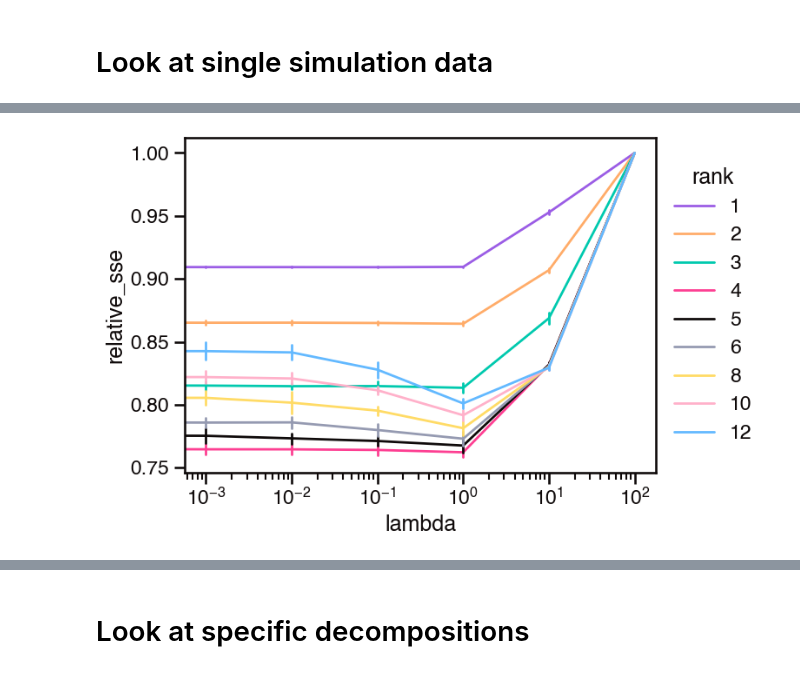
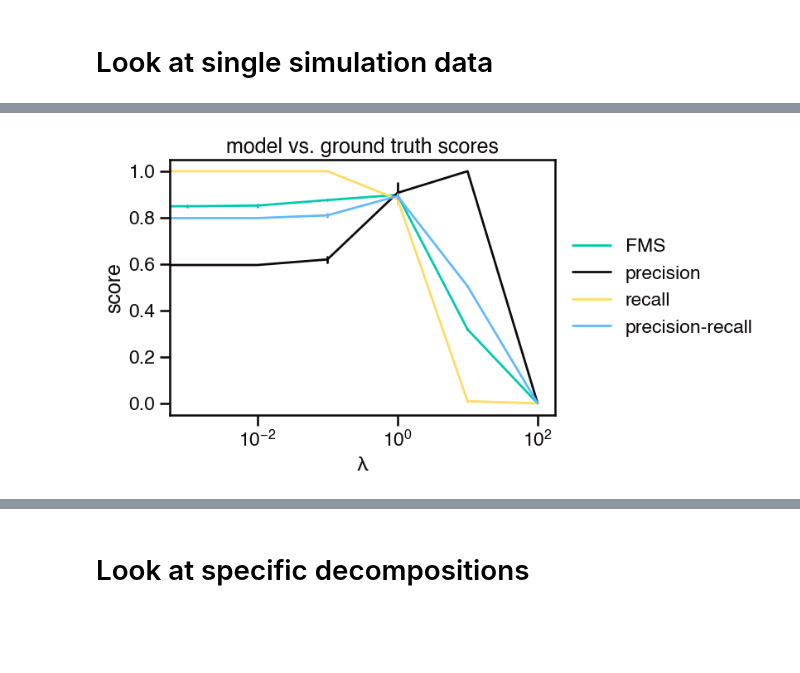
Before and after one commit to blasks/barnacle-manuscript, a Jupyter notebook: figures/1-simulation/simulation-case-studies.ipynb, the cells around one changed output, grey strips where cells are left out. Drawn from its saved outputs; the diff is of its cells as text; code cells hidden in the pictures; blank space fills up the shorter version.

```diff
--- a/figures/1-simulation/simulation-case-studies.ipynb
+++ b/figures/1-simulation/simulation-case-studies.ipynb
@@ -123,7 +123,8 @@ results_df[[
 # %%
 # down select to a single simulation
 
-sim_id = 90
+# 12, 72, 94, 37
+sim_id = 10
 
 sim_df = results_df[results_df['simulation_id'] == sim_id]
 
@@ -214,39 +254,29 @@ plt.legend(title='sparsity', loc='center left', bbox_to_anchor=[1, 0.5]);
 # %%
 # look at relative_sse vs lambda
 
-plot_df = sim_df[sim_df['modeled_replicate'] != sim_df['comparison_replicate']]
-plot_df = plot_df[plot_df['rank'].isin([1, 2, 3, 4, 5, 6, 8, 10, 12])]
-# plot_df = plot_df[plot_df['lambda'] <= 1.0]
+plot_df = sim_df[sim_df['modeled_replicate'] == sim_df['comparison_replicate']]
+plot_df = plot_df[plot_df['rank'] == plot_df['simulation_rank']]
+plot_df['precision-recall'] = (plot_df['precision'] + plot_df['recall']) / 2
 
-fig, axis = plt.subplots(figsize=(7, 5))
-for i, rank in enumerate(plot_df['rank'].unique()):
-    data_df = plot_df[plot_df['rank'] == rank]
+fig, axis = plt.subplots(figsize=(6, 4))
+for i, var in enumerate(['true_fms', 'precision', 'recall', 'precision-recall']):
+    label='FMS' if var == 'true_fms' else var
     sns.lineplot(
         x='lambda',
-        y='relative_sse',
-    #     hue='rank',
-#         color='black',
-        color=sns.color_palette()[i],
-        ci='sd',
+        y=var,
+        color=sns.color_palette()[2*(i+1)],
+        errorbar='se',
         err_style='bars',
-        data=data_df,
+        data=plot_df,
         ax=axis,
-        label=rank
+        label=label
     );
-#     sns.scatterplot(
-#         x='lambda',
-#         y='relative_sse',
-#         style='replicate_pair',
-#     #     hue='rank',
-# #         color='black',
-#         alpha=0.2,
-#         color=sns.color_palette()[i],
-#         data=data_df,
-#         ax=axis,
-#         legend=False
-#     );
+
 plt.xscale('log', base=10);
-plt.legend(title='rank', loc='center left', bbox_to_anchor=[1, 0.5]);
-# plt.savefig('../figures/sim{}_relative_sse-v-lambda-by-rank.png'.format(sim_id), bbox_inches='tight')
+plt.xlabel('λ')
+plt.ylabel('score')
+plt.legend(loc='center left', bbox_to_anchor=[1, 0.5]);
+plt.title('model vs. ground truth scores');
+plt.savefig('sim{}-ground-truth-scores-v-lambda.png'.format(sim_id), bbox_inches='tight')
 # %% [output]
-[figure, old version]
+[figure, new version]
```
Also changed, not shown: parts of 21 cells of this notebook, 3 other files.
